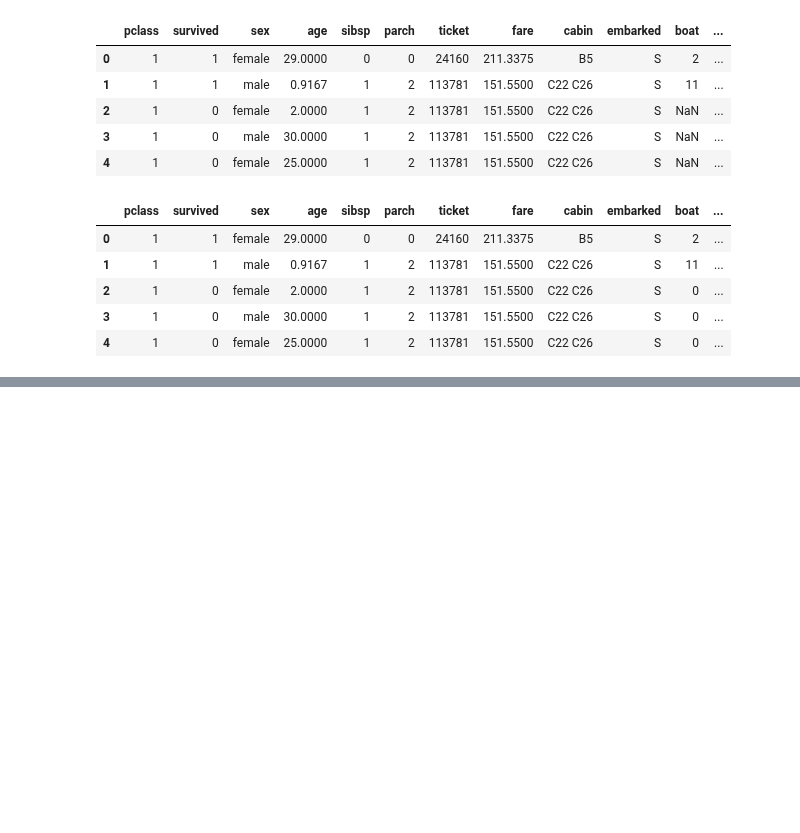
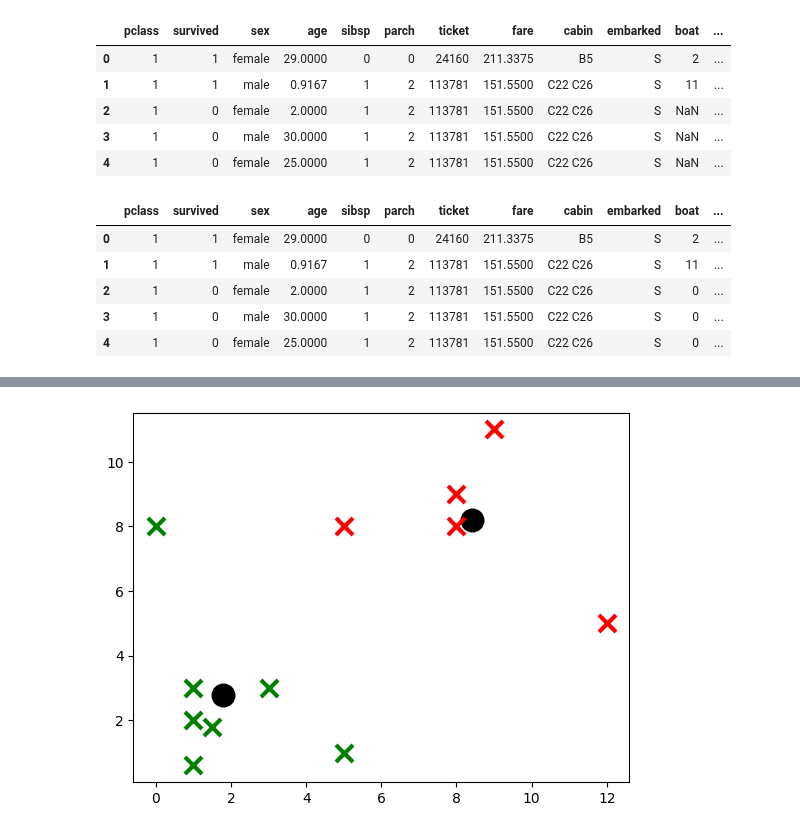
Before and after one commit to sinahyousefi/machine-learning, a Jupyter notebook: clustering.ipynb, the cells around one changed output, grey strips where cells are left out. Cells and saved outputs as stored; diff of their text form; code cells hidden in the pictures; blank space fills up the shorter version.

Commit message:
Clustering

```diff
--- a/clustering.ipynb
+++ b/clustering.ipynb
@@ -94,0 +150,20 @@ df = handle_categorical_data(df)
+# %%
+## No Scale Yes Standard
+
+x = np.array(df.drop('survived',axis=1))
+y = np.array(df['survived'])
+
+scale = preprocessing.StandardScaler()
+x = scale.fit_transform(x)
+
+model = KMeans(n_clusters=2)
+model.fit(x)
+
+correct = 0
+for i in range(len(x)):
+    x_pred = np.array(x[i]).reshape(1,len(x[i]))
+    prediction = model.predict(x_pred)
+    if prediction == y[i]:
+        correct += 1
+
+print(correct/len(x))
@@ -94,0 +237,16 @@ df = handle_categorical_data(df)
+# %%
+x = np.array([[1,2],[1.5,1.8],[5,8],[8,8],[1,0.6],[9,11],[1,3],[8,9],[0,8],[5,1],[3,3],[12,5]])
+
+model = k_means()
+model.fit(x)
+
+for centroid in model.centroids:
+    plt.scatter(model.centroids[centroid][0],model.centroids[centroid][1],marker='o',color='k',s=150,linewidths=5)
+for classification in model.classifications:
+    color = colors[classification]
+    for feature in model.classifications[classification]:
+        plt.scatter(feature[0],feature[1],marker='x',c=color,s=150,linewidths=3)
+
+plt.show()
+# %% [output]
+[figure, added]
```
Also changed, not shown: parts of 6 cells of this notebook.
